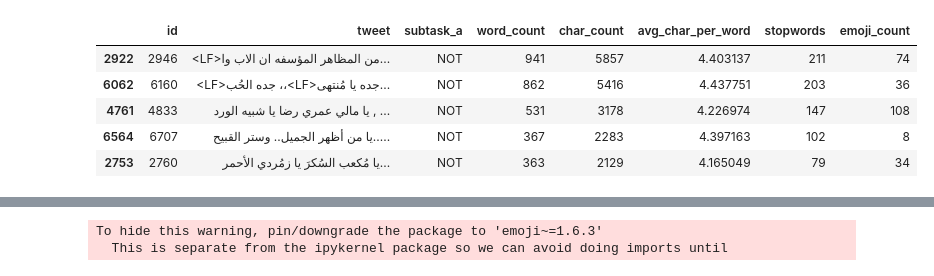
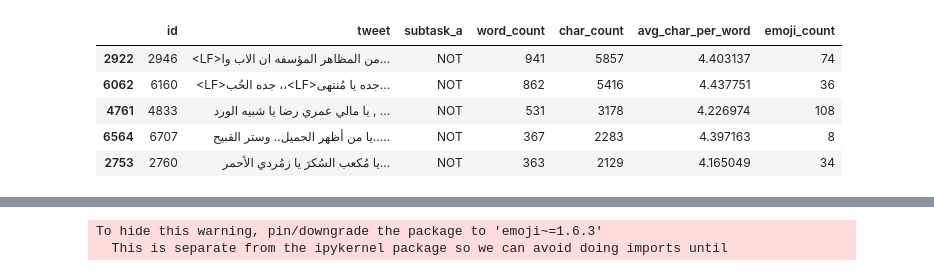
Before and after one commit to rfahrn/Shared_Task, a Jupyter notebook: Shared_Task.ipynb, the cells around one changed output, grey strips where cells are left out. Saved outputs shown, nothing was run; the diff lists cells and outputs as text; code cells hidden in the pictures.

Commit message:
Remove stopwords step

```diff
--- a/Shared_Task.ipynb
+++ b/Shared_Task.ipynb
@@ -16,5 +3,5 @@ sample_data  Shared_Task
 # %%
 import pandas as pd
-train = pd.read_csv('Shared_Task/data/offenseval-ar-training-v1.tsv', sep='\t')
+train = pd.read_csv('./data/offenseval-ar-training-v1.tsv', sep='\t')
 # %%
 train.head(5)
@@ -42,32 +12,30 @@ Requirement already satisfied: emoji in /usr/local/lib/python3.7/dist-packages (
 # %%
 # Preprocessing Arabic Tweets
 import emoji
 
 def avg_word(sentence):
     words = sentence.split()
     if len(words) == 0:
         return 0
-    return (sum(len(word) for word in words)/len(words))
+    return sum(len(word) for word in words) / len(words)
 
 def emoji_counter(sentence):
     return emoji.emoji_count(sentence)
 
 
 train['word_count'] = train['tweet'].apply(lambda x: len(str(x).split(" ")))
 train['char_count'] = train['tweet'].str.len() ## this also includes spaces
 train['avg_char_per_word'] = train['tweet'].apply(lambda x: avg_word(x))
-stop = stopwords.words('arabic')
-train['stopwords'] = train['tweet'].apply(lambda x: len([x for x in x.split() if x in stop]))
 train['emoji_count'] = train['tweet'].apply(lambda x: emoji_counter(x))
 train = train.sort_values(by='word_count',ascending=[0])
 train.head()
 # %% [output]
-|  | id | tweet | subtask_a | word_count | char_count | avg_char_per_word | stopwords | emoji_count |
-| 2922 | 2946 | <LF>من المظاهر المؤسفه ان الاب وا... | NOT | 941 | 5857 | 4.403137 | 211 | 74 |
-| 6062 | 6160 | <LF>جده الحُب ،،<LF>جده يا مُنتهى... | NOT | 862 | 5416 | 4.437751 | 203 | 36 |
-| 4761 | 4833 | يا مالي عمري رضا يا شبيه الورد , ... | NOT | 531 | 3178 | 4.226974 | 147 | 108 |
-| 6564 | 6707 | يا من أظهر الجميل.. وستر القبيح..... | NOT | 367 | 2283 | 4.397163 | 102 | 8 |
-| 2753 | 2760 | يا مُكعب السُكرَ يا زمُردي الأحمر... | NOT | 363 | 2129 | 4.165049 | 79 | 34 |
+|  | id | tweet | subtask_a | word_count | char_count | avg_char_per_word | emoji_count |
+| 2922 | 2946 | <LF>من المظاهر المؤسفه ان الاب وا... | NOT | 941 | 5857 | 4.403137 | 74 |
+| 6062 | 6160 | <LF>جده الحُب ،،<LF>جده يا مُنتهى... | NOT | 862 | 5416 | 4.437751 | 36 |
+| 4761 | 4833 | يا مالي عمري رضا يا شبيه الورد , ... | NOT | 531 | 3178 | 4.226974 | 108 |
+| 6564 | 6707 | يا من أظهر الجميل.. وستر القبيح..... | NOT | 367 | 2283 | 4.397163 | 8 |
+| 2753 | 2760 | يا مُكعب السُكرَ يا زمُردي الأحمر... | NOT | 363 | 2129 | 4.165049 | 34 |
 # %%
 import seaborn as sns
 import matplotlib.pyplot as plt
```
Also changed, not shown: parts of 9 cells of this notebook.
